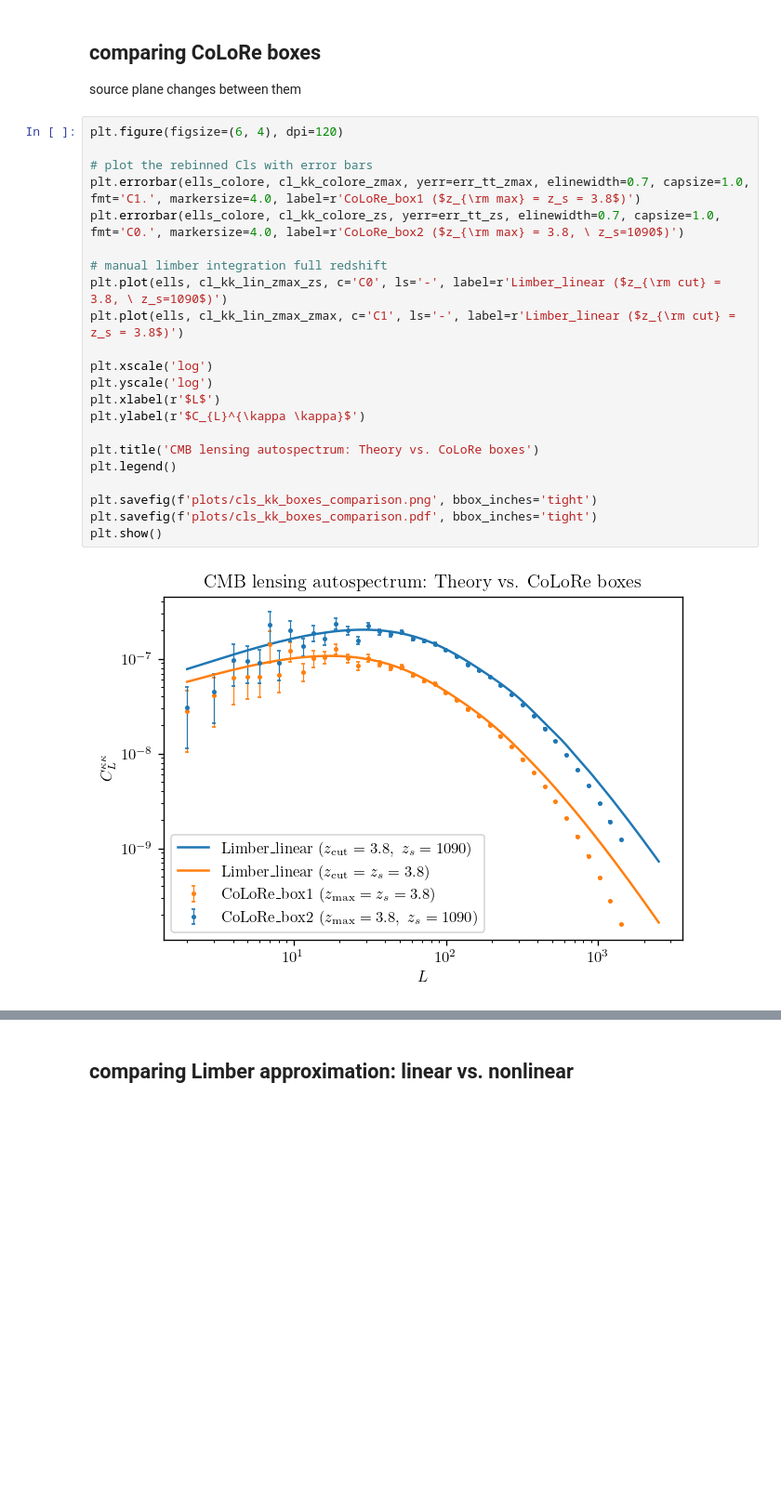
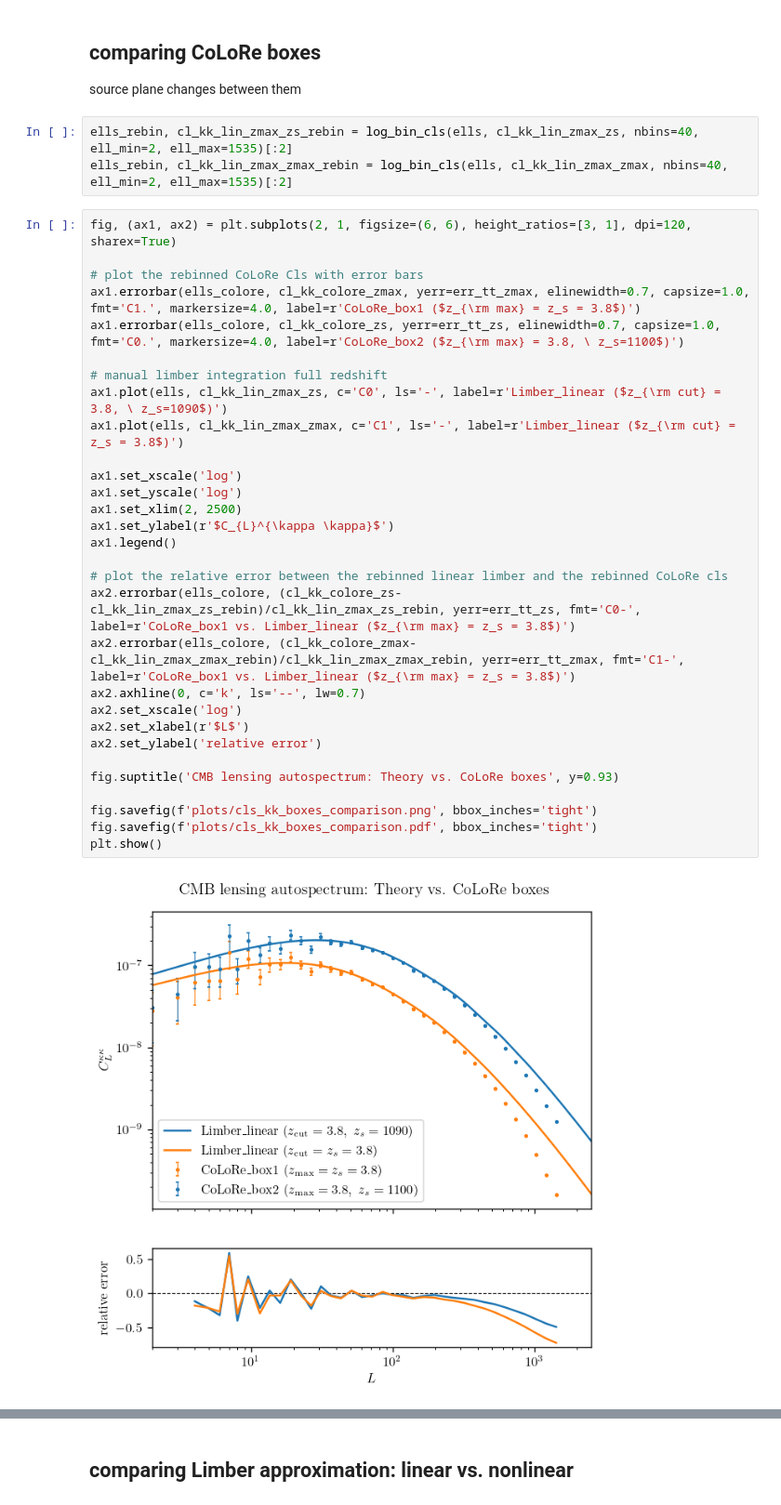
Before and after one commit to dljarque/LSST_CMBlensing_forecast, a Jupyter notebook: notebooks/cmb_lensing_auto.ipynb, the cells around one changed output, grey strips where cells are left out. Shown at 93% size. Drawn from its saved outputs; the diff is of its cells as text; blank space fills up the shorter version.

Commit message:
new rebinning script structure and boxes comparison residuals plot

```diff
--- a/notebooks/cmb_lensing_auto.ipynb
+++ b/notebooks/cmb_lensing_auto.ipynb
@@ -229,27 +231,38 @@ plt.show()
 # %% [markdown]
 ## comparing CoLoRe boxes
 source plane changes between them
+# %%
+ells_rebin, cl_kk_lin_zmax_zs_rebin = log_bin_cls(ells, cl_kk_lin_zmax_zs, nbins=40, ell_min=2, ell_max=1535)[:2]
+ells_rebin, cl_kk_lin_zmax_zmax_rebin = log_bin_cls(ells, cl_kk_lin_zmax_zmax, nbins=40, ell_min=2, ell_max=1535)[:2]
 # %%
-plt.figure(figsize=(6, 4), dpi=120)
+fig, (ax1, ax2) = plt.subplots(2, 1, figsize=(6, 6), height_ratios=[3, 1], dpi=120, sharex=True)
 
-# plot the rebinned Cls with error bars
-plt.errorbar(ells_colore, cl_kk_colore_zmax, yerr=err_tt_zmax, elinewidth=0.7, capsize=1.0, fmt='C1.', markersize=4.0, label=r'CoLoRe_box1 ($z_{\rm max} = z_s = 3.8$)')
-plt.errorbar(ells_colore, cl_kk_colore_zs, yerr=err_tt_zs, elinewidth=0.7, capsize=1.0, fmt='C0.', markersize=4.0, label=r'CoLoRe_box2 ($z_{\rm max} = 3.8, \ z_s=1090$)')
+# plot the rebinned CoLoRe Cls with error bars
+ax1.errorbar(ells_colore, cl_kk_colore_zmax, yerr=err_tt_zmax, elinewidth=0.7, capsize=1.0, fmt='C1.', markersize=4.0, label=r'CoLoRe_box1 ($z_{\rm max} = z_s = 3.8$)')
+ax1.errorbar(ells_colore, cl_kk_colore_zs, yerr=err_tt_zs, elinewidth=0.7, capsize=1.0, fmt='C0.', markersize=4.0, label=r'CoLoRe_box2 ($z_{\rm max} = 3.8, \ z_s=1100$)')
 
 # manual limber integration full redshift
-plt.plot(ells, cl_kk_lin_zmax_zs, c='C0', ls='-', label=r'Limber_linear ($z_{\rm cut} = 3.8, \ z_s=1090$)')
-plt.plot(ells, cl_kk_lin_zmax_zmax, c='C1', ls='-', label=r'Limber_linear ($z_{\rm cut} = z_s = 3.8$)')
+ax1.plot(ells, cl_kk_lin_zmax_zs, c='C0', ls='-', label=r'Limber_linear ($z_{\rm cut} = 3.8, \ z_s=1090$)')
+ax1.plot(ells, cl_kk_lin_zmax_zmax, c='C1', ls='-', label=r'Limber_linear ($z_{\rm cut} = z_s = 3.8$)')
 
-plt.xscale('log')
-plt.yscale('log')
-plt.xlabel(r'$L$')
-plt.ylabel(r'$C_{L}^{\kappa \kappa}$')
+ax1.set_xscale('log')
+ax1.set_yscale('log')
+ax1.set_xlim(2, 2500)
+ax1.set_ylabel(r'$C_{L}^{\kappa \kappa}$')
+ax1.legend()
 
-plt.title('CMB lensing autospectrum: Theory vs. CoLoRe boxes')
-plt.legend()
+# plot the relative error between the rebinned linear limber and the rebinned CoLoRe cls
+ax2.errorbar(ells_colore, (cl_kk_colore_zs-cl_kk_lin_zmax_zs_rebin)/cl_kk_lin_zmax_zs_rebin, yerr=err_tt_zs, fmt='C0-', label=r'CoLoRe_box1 vs. Limber_linear ($z_{\rm max} = z_s = 3.8$)')
+ax2.errorbar(ells_colore, (cl_kk_colore_zmax-cl_kk_lin_zmax_zmax_rebin)/cl_kk_lin_zmax_zmax_rebin, yerr=err_tt_zmax, fmt='C1-', label=r'CoLoRe_box1 vs. Limber_linear ($z_{\rm max} = z_s = 3.8$)')
+ax2.axhline(0, c='k', ls='--', lw=0.7)
+ax2.set_xscale('log')
+ax2.set_xlabel(r'$L$')
+ax2.set_ylabel('relative error')
 
-plt.savefig(f'plots/cls_kk_boxes_comparison.png', bbox_inches='tight')
-plt.savefig(f'plots/cls_kk_boxes_comparison.pdf', bbox_inches='tight')
+fig.suptitle('CMB lensing autospectrum: Theory vs. CoLoRe boxes', y=0.93)
+
+fig.savefig(f'plots/cls_kk_boxes_comparison.png', bbox_inches='tight')
+fig.savefig(f'plots/cls_kk_boxes_comparison.pdf', bbox_inches='tight')
 plt.show()
 # %% [output]
-[figure, old version]
+[figure, new version]
```
Also changed, not shown: parts of 9 cells of this notebook, 7 other files.
